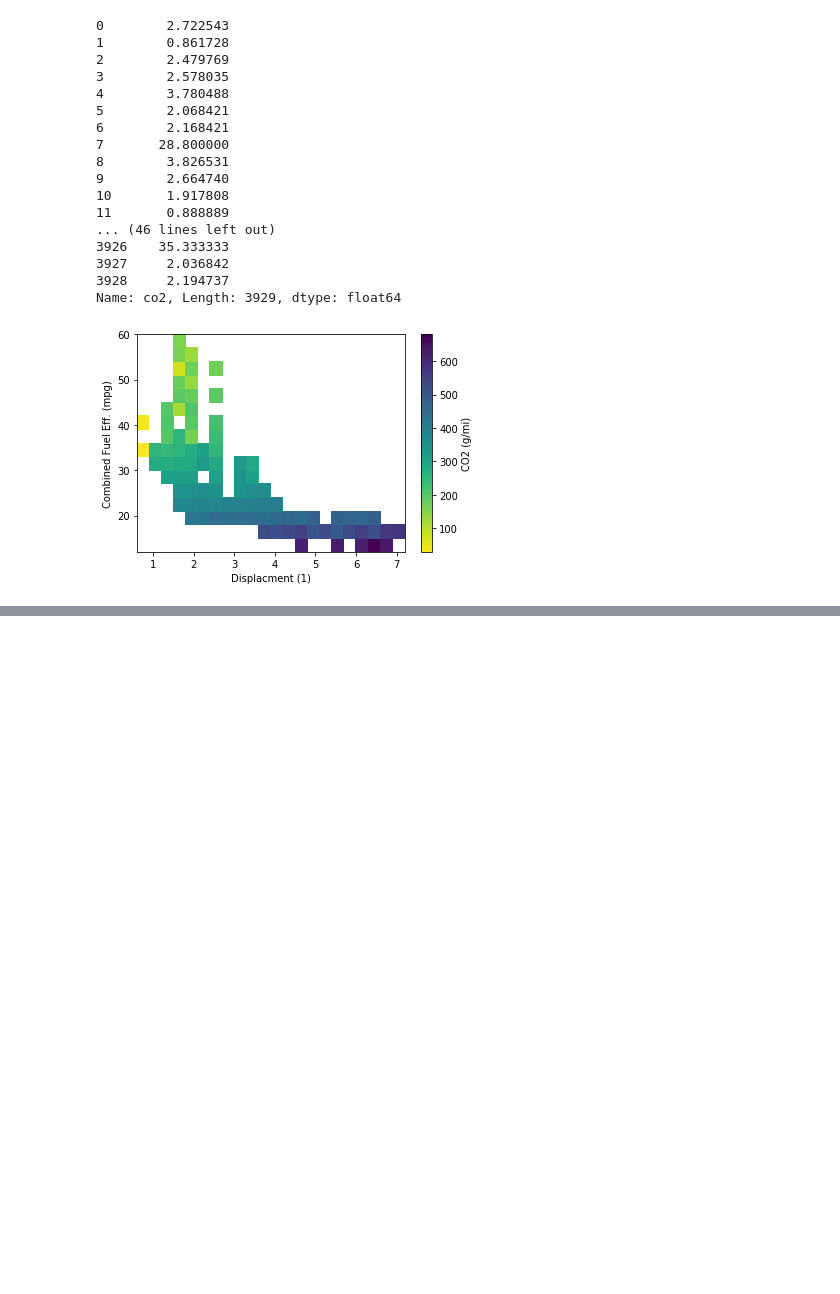
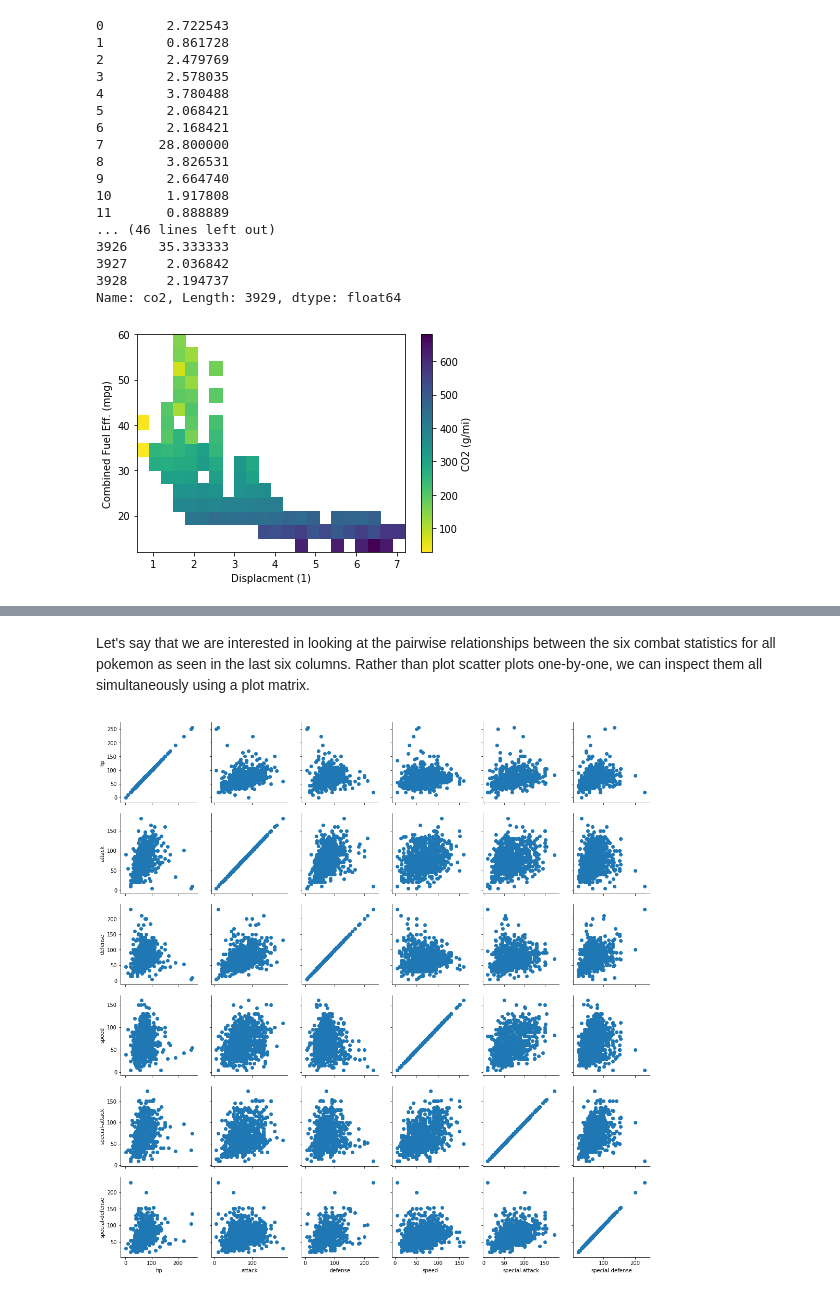
Before and after one commit to iRaied/Project_5_3_Pokemon, a Jupyter notebook: Multivariate_Vis_Size_and_Shape.ipynb, the cells around one changed output, grey strips where cells are left out. Cells and saved outputs as stored; diff of their text form; code cells hidden in the pictures; blank space fills up the shorter version.

Commit message:
Practice 8- Plot Matrices

```diff
--- a/Multivariate_Vis_Size_and_Shape.ipynb
+++ b/Multivariate_Vis_Size_and_Shape.ipynb
@@ -390,0 +393,4 @@ plt.colorbar(label = 'CO2 (g/mi)');
+# %%
+pokemon = pd.read_csv('pokemon.csv')
+print(pokemon.shape)
+pokemon.head(10)
@@ -390,0 +410,12 @@ plt.colorbar(label = 'CO2 (g/mi)');
+# %% [markdown]
+Let's say that we are interested in looking at the pairwise relationships between the six combat statistics for all pokemon as seen in the last six columns. Rather than plot scatter plots one-by-one, we can inspect them all simultaneously using a plot matrix.
+# %%
+# This can be done with seaborn PairGrid function
+
+pkmn_stats = ['hp', 'attack', 'defense', 'speed', 'special-attack', 'special-defense']
+g = sb.PairGrid(data = pokemon, vars = pkmn_stats)
+
+# Since all of the variables are numeric, let's put a scatter plot in each cell.
+g.map(plt.scatter);
+# %% [output]
+[figure, added]
```
Also changed, not shown: parts of 11 cells of this notebook.
